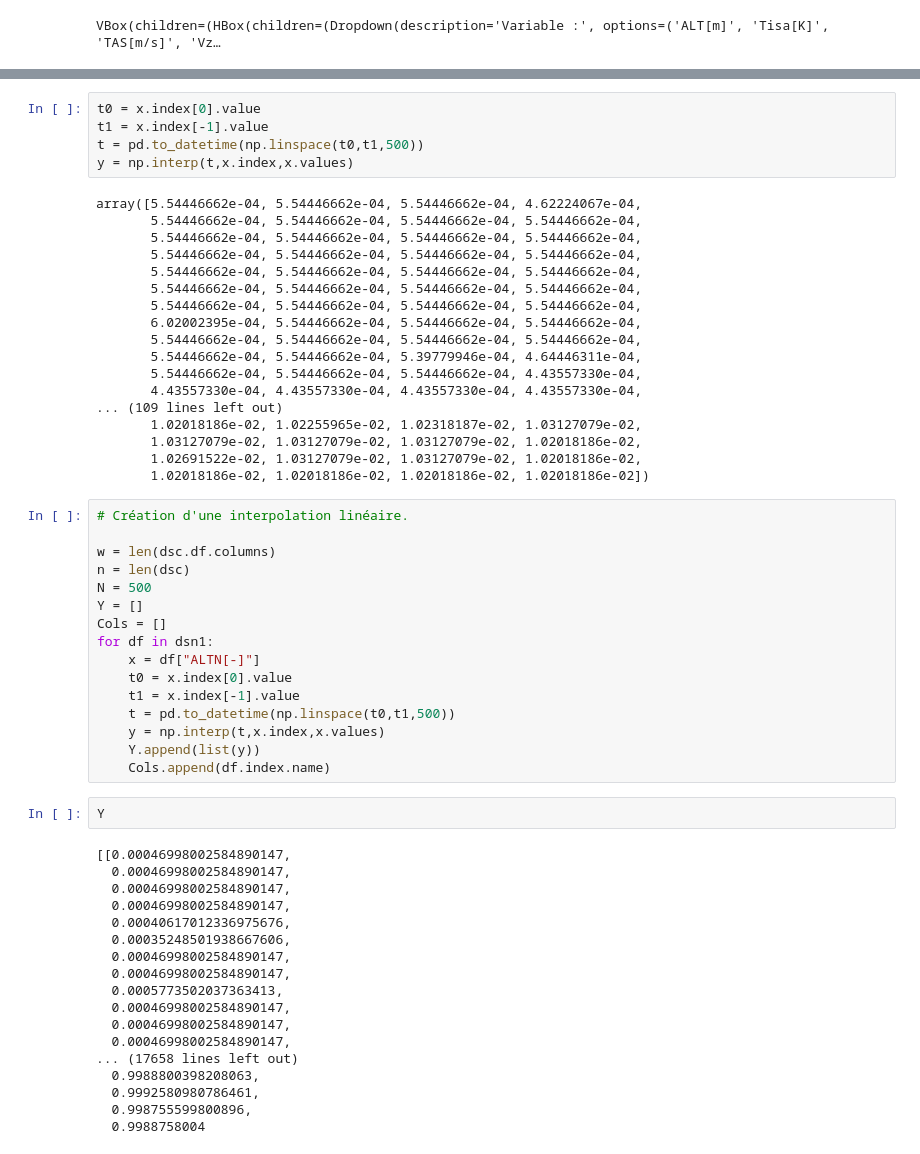
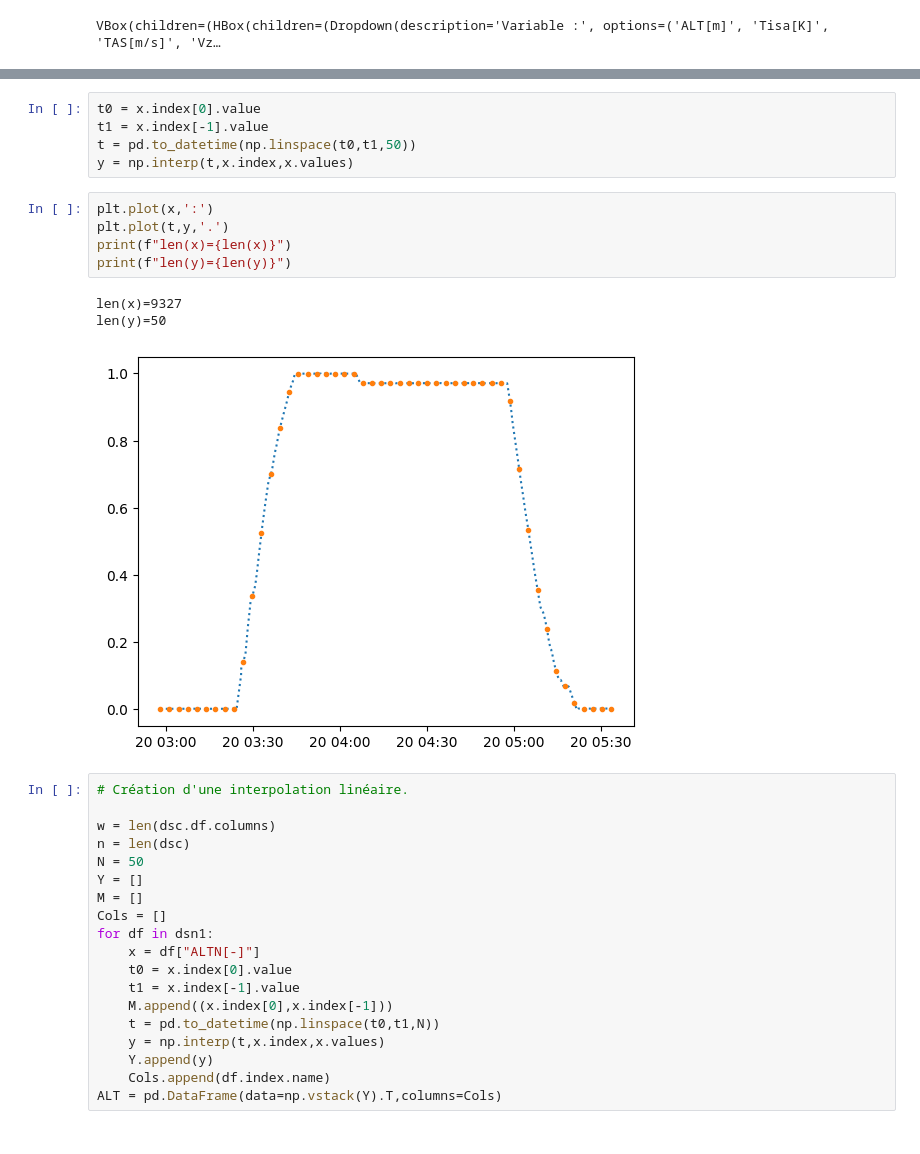
Before and after one commit to RubertiS/Projet_rectangularisation_vols, a Jupyter notebook: Notebooks/test_fruste_1.ipynb, the cells around one changed output, grey strips where cells are left out. Drawn from its saved outputs; the diff is of its cells as text.

```diff
--- a/Notebooks/test_fruste_1.ipynb
+++ b/Notebooks/test_fruste_1.ipynb
@@ -75,59 +75,33 @@ df.index.name
 # %%
 t0 = x.index[0].value
 t1 = x.index[-1].value
-t = pd.to_datetime(np.linspace(t0,t1,500))
+t = pd.to_datetime(np.linspace(t0,t1,50))
 y = np.interp(t,x.index,x.values)
-# %% [output]
-array([5.54446662e-04, 5.54446662e-04, 5.54446662e-04, 4.62224067e-04,
-       5.54446662e-04, 5.54446662e-04, 5.54446662e-04, 5.54446662e-04,
-       5.54446662e-04, 5.54446662e-04, 5.54446662e-04, 5.54446662e-04,
-       5.54446662e-04, 5.54446662e-04, 5.54446662e-04, 5.54446662e-04,
-       5.54446662e-04, 5.54446662e-04, 5.54446662e-04, 5.54446662e-04,
-       5.54446662e-04, 5.54446662e-04, 5.54446662e-04, 5.54446662e-04,
-       5.54446662e-04, 5.54446662e-04, 5.54446662e-04, 5.54446662e-04,
-       6.02002395e-04, 5.54446662e-04, 5.54446662e-04, 5.54446662e-04,
-       5.54446662e-04, 5.54446662e-04, 5.54446662e-04, 5.54446662e-04,
-       5.54446662e-04, 5.54446662e-04, 5.39779946e-04, 4.64446311e-04,
-       5.54446662e-04, 5.54446662e-04, 5.54446662e-04, 4.43557330e-04,
-       4.43557330e-04, 4.43557330e-04, 4.43557330e-04, 4.43557330e-04,
-... (109 lines left out)
-       1.02018186e-02, 1.02255965e-02, 1.02318187e-02, 1.03127079e-02,
-       1.03127079e-02, 1.03127079e-02, 1.03127079e-02, 1.02018186e-02,
-       1.02691522e-02, 1.03127079e-02, 1.03127079e-02, 1.02018186e-02,
-       1.02018186e-02, 1.02018186e-02, 1.02018186e-02, 1.02018186e-02])
+# %%
+plt.plot(x,':')
+plt.plot(t,y,'.')
+print(f"len(x)={len(x)}")
+print(f"len(y)={len(y)}")
+# %% [output]
+len(x)=9327
+len(y)=50
+[figure, added]
 # %%
 # Création d'une interpolation linéaire.
 
 w = len(dsc.df.columns)
 n = len(dsc)
-N = 500
+N = 50
 Y = []
+M = []
 Cols = []
 for df in dsn1:
     x = df["ALTN[-]"]
     t0 = x.index[0].value
     t1 = x.index[-1].value
-    t = pd.to_datetime(np.linspace(t0,t1,500))
+    M.append((x.index[0],x.index[-1]))
+    t = pd.to_datetime(np.linspace(t0,t1,N))
     y = np.interp(t,x.index,x.values)
-    Y.append(list(y))
+    Y.append(y)
     Cols.append(df.index.name)
+ALT = pd.DataFrame(data=np.vstack(Y).T,columns=Cols)
-# %%
-Y
-# %% [output]
-[[0.00046998002584890147,
-  0.00046998002584890147,
-  0.00046998002584890147,
-  0.00046998002584890147,
-  0.00040617012336975676,
-  0.00035248501938667606,
-  0.00046998002584890147,
-  0.00046998002584890147,
-  0.0005773502037363413,
-  0.00046998002584890147,
-  0.00046998002584890147,
-  0.00046998002584890147,
-... (17658 lines left out)
-  0.9988800398208063,
-  0.9992580980786461,
-  0.998755599800896,
-  0.9988758004
```
Also changed, not shown: parts of 10 cells of this notebook, 1 other file.
